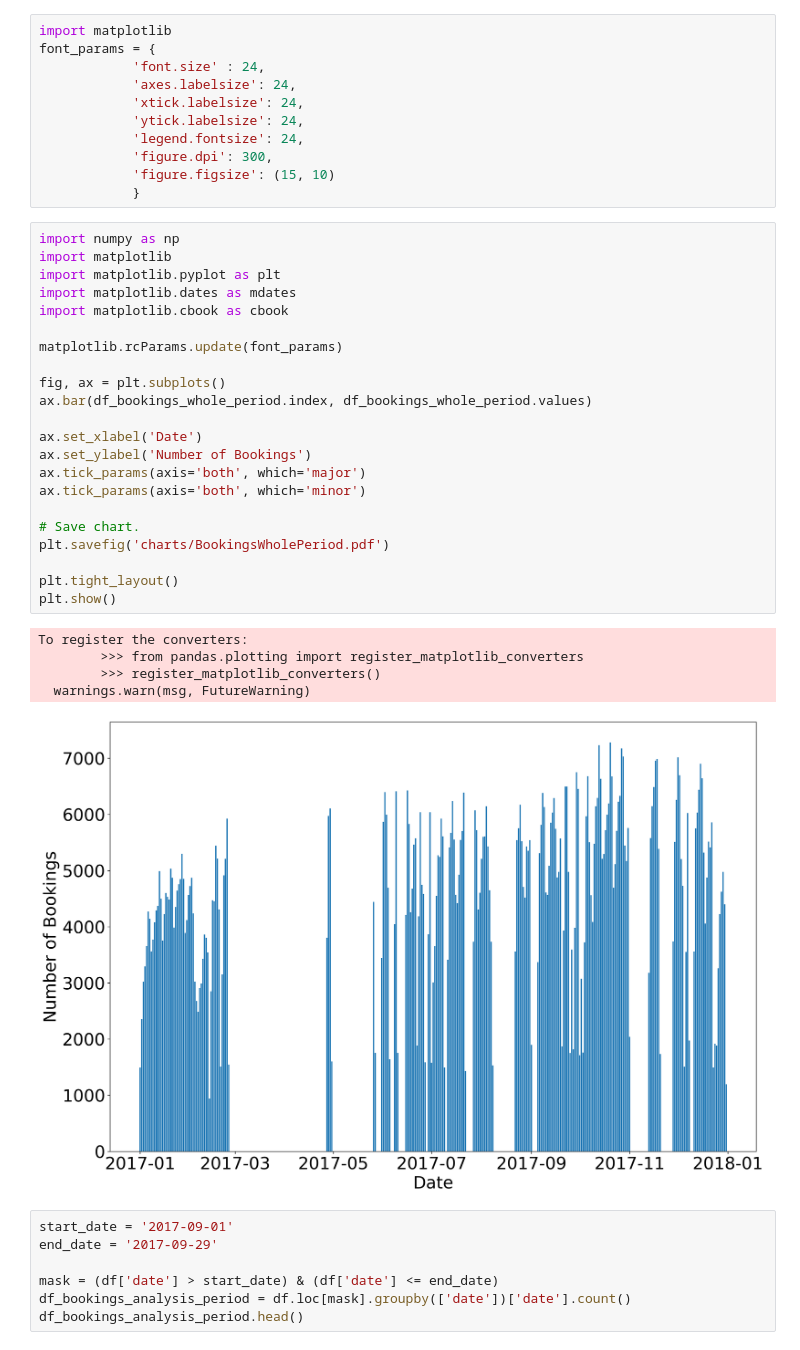
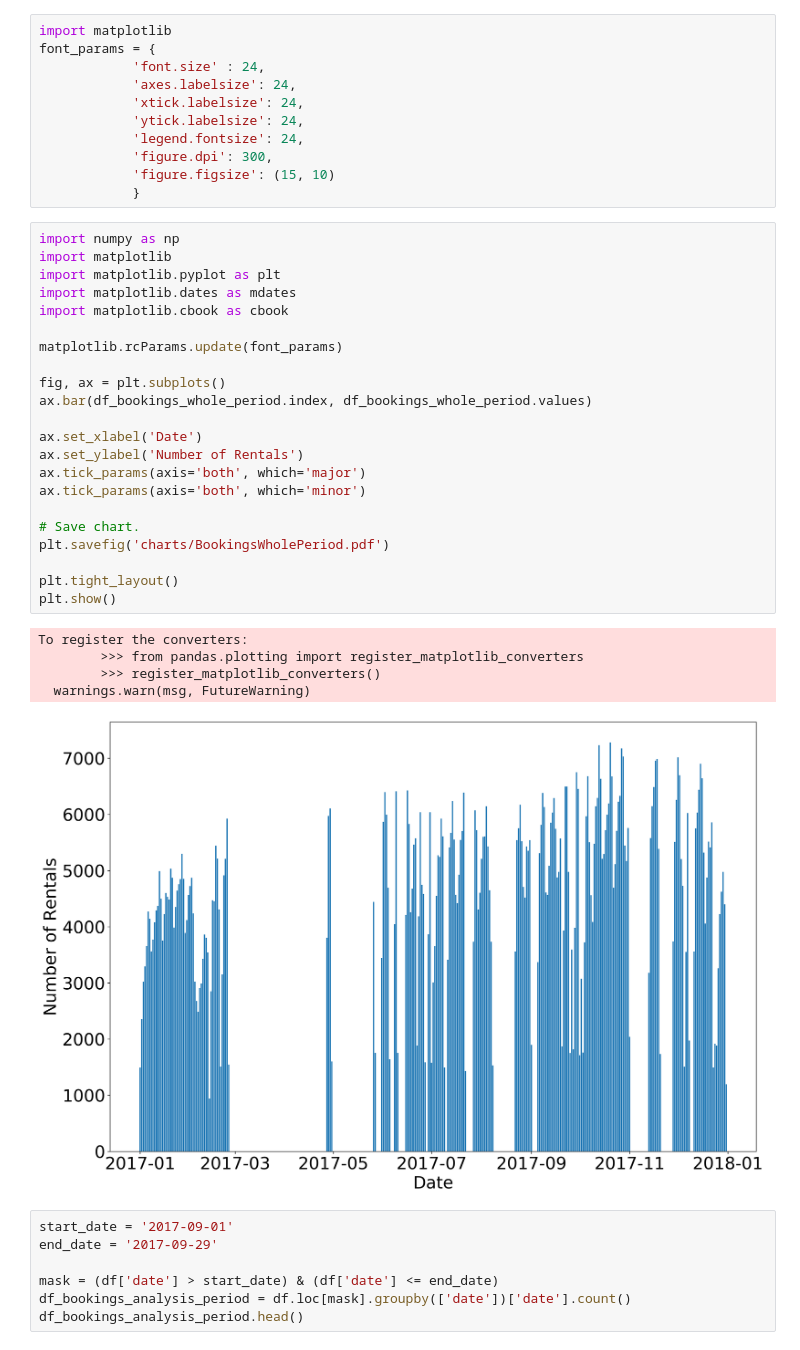
Before and after one commit to dougct/carsharing-prediction, a Jupyter notebook: src/temporal-analyses/Characterization.ipynb, the cells around one changed output. Cells and saved outputs as stored; diff of their text form.

```diff
--- a/src/temporal-analyses/Characterization.ipynb
+++ b/src/temporal-analyses/Characterization.ipynb
@@ -91,31 +91,31 @@ font_params = {
 # %%
 import numpy as np
 import matplotlib
 import matplotlib.pyplot as plt
 import matplotlib.dates as mdates
 import matplotlib.cbook as cbook
 
 matplotlib.rcParams.update(font_params)
 
 fig, ax = plt.subplots()
 ax.bar(df_bookings_whole_period.index, df_bookings_whole_period.values)
 
 ax.set_xlabel('Date')
-ax.set_ylabel('Number of Bookings')
+ax.set_ylabel('Number of Rentals')
 ax.tick_params(axis='both', which='major')
 ax.tick_params(axis='both', which='minor')
 
 # Save chart.
 plt.savefig('charts/BookingsWholePeriod.pdf')
 
 plt.tight_layout()
 plt.show()
 # %% [output]
 To register the converters:
         >>> from pandas.plotting import register_matplotlib_converters
         >>> register_matplotlib_converters()
   warnings.warn(msg, FutureWarning)
-[figure, old version]
+[figure, new version]
 # %%
 start_date = '2017-09-01'
 end_date = '2017-09-29'
```
Also changed, not shown: parts of 7 cells of this notebook, 32 other files.
